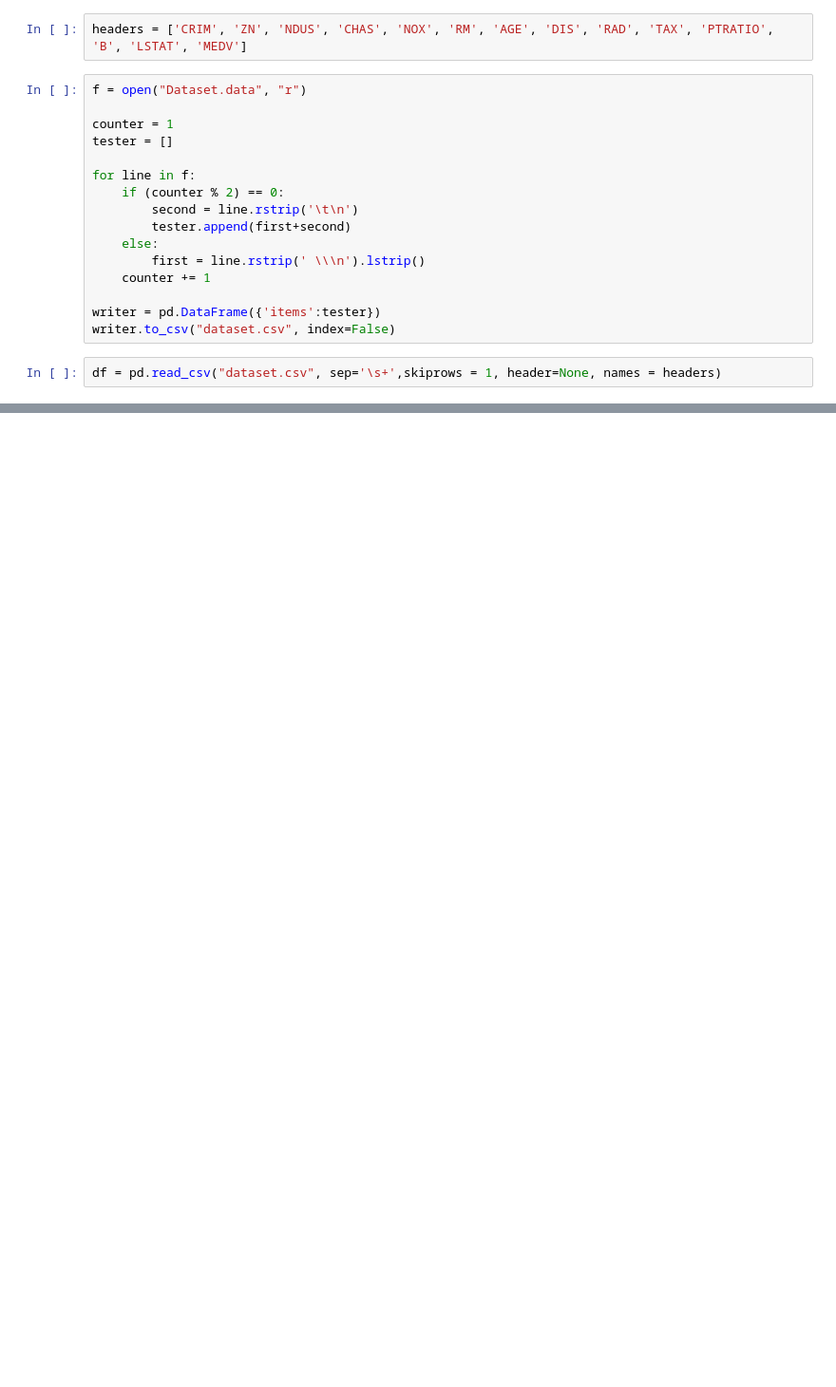
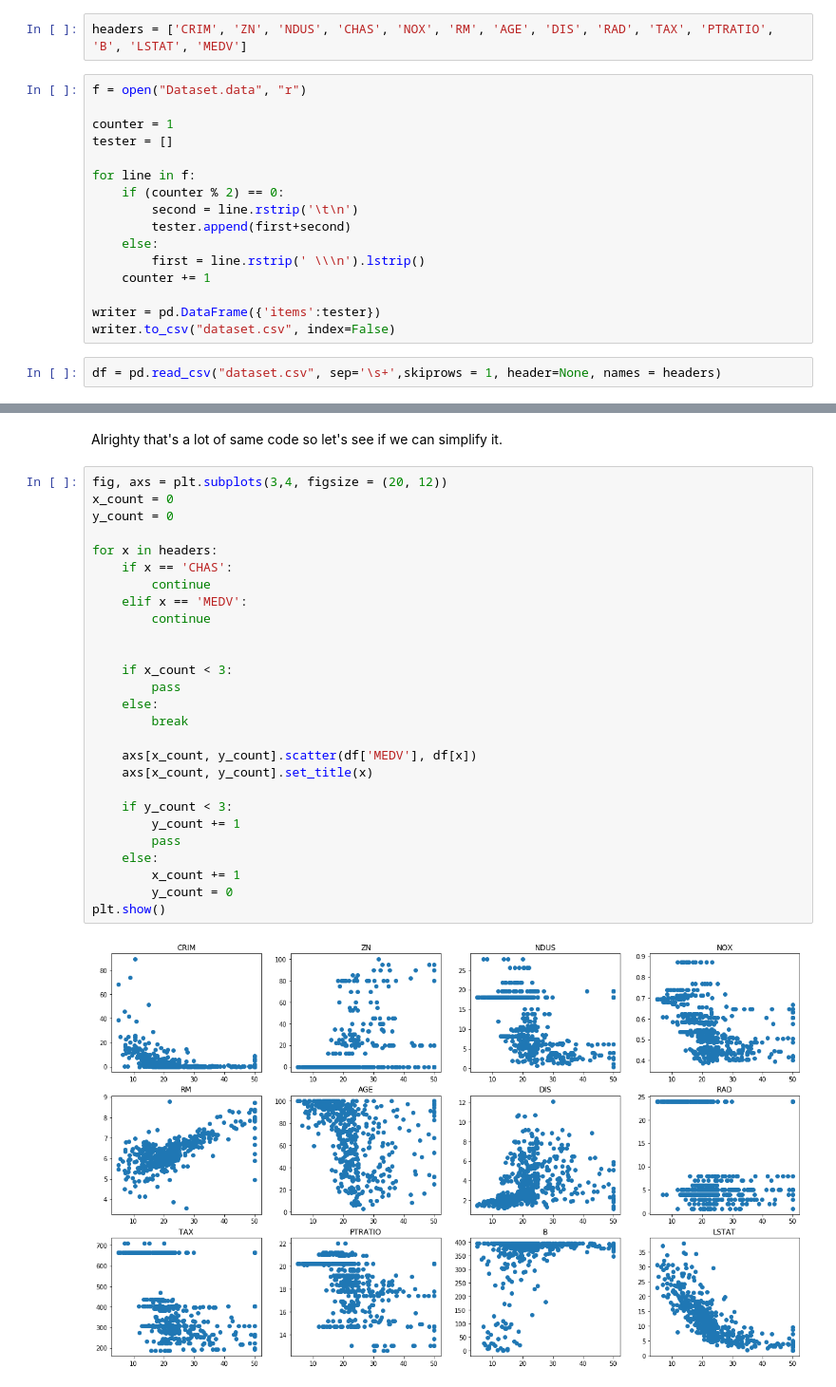
Before and after one commit to ohmgmatt/boston_housing, a Jupyter notebook: Untitled.ipynb, the cells around one changed output, grey strips where cells are left out. Shown: that part at 95% size. Drawn from its saved outputs; the diff is of its cells as text; blank space fills up the shorter version.

```diff
--- a/Untitled.ipynb
+++ b/Untitled.ipynb
@@ -34,0 +103,31 @@ df.describe()
+# %% [markdown]
+Alrighty that's a lot of same code so let's see if we can simplify it.
+# %%
+fig, axs = plt.subplots(3,4, figsize = (20, 12))
+x_count = 0
+y_count = 0
+
+for x in headers:
+    if x == 'CHAS':
+        continue
+    elif x == 'MEDV':
+        continue
+
+
+    if x_count < 3:
+        pass
+    else:
+        break
+
+    axs[x_count, y_count].scatter(df['MEDV'], df[x])
+    axs[x_count, y_count].set_title(x)
+
+    if y_count < 3:
+        y_count += 1
+        pass
+    else:
+        x_count += 1
+        y_count = 0
+plt.show()
+# %% [output]
+[figure, added]
```
Also changed, not shown: parts of 12 cells of this notebook.
